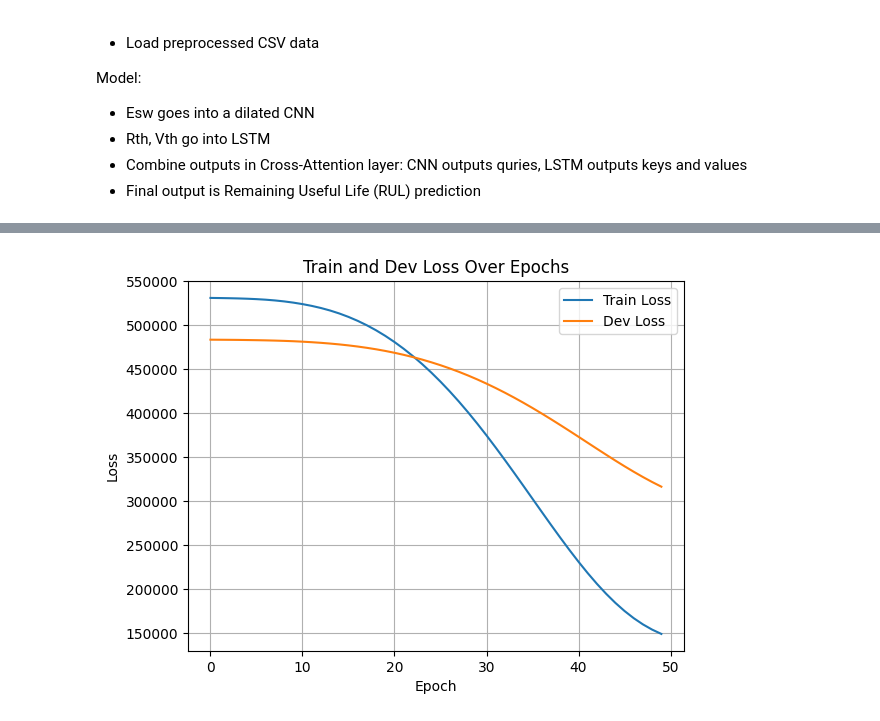
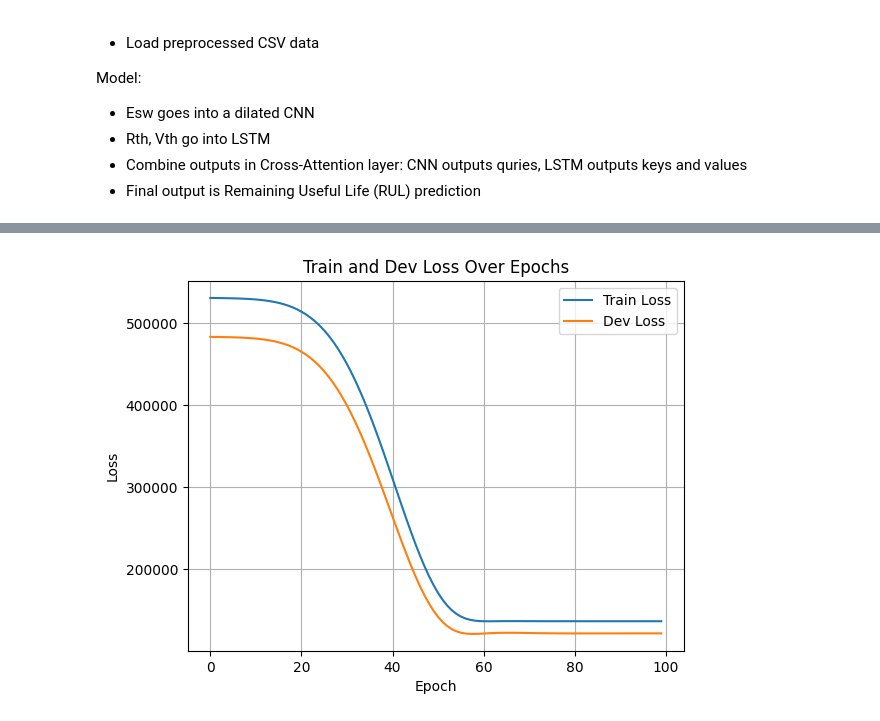
Before and after one commit to snorklerjoe/lifetime-prediction-machine-learning, a Jupyter notebook: model.ipynb, the cells around one changed output, grey strips where cells are left out. Drawn from its saved outputs; the diff is of its cells as text; code cells hidden in the pictures.

```diff
--- a/model.ipynb
+++ b/model.ipynb
@@ -131,7 +139,7 @@ def train_model(model, data_train, data_dev, num_epochs=100, learning_rate=0.001
 # Train the model...
 
 model = RULModel(input_size=2, hidden_size=32, num_layers=2)
-loss = train_model(model, data_train, data_dev, num_epochs=50, learning_rate=0.001)
+loss = train_model(model, data_train, data_dev, num_epochs=100, learning_rate=0.001)
 
 # plot train, dev loss:
 plt.title("Train and Dev Loss Over Epochs")
@@ -163 +171 @@ Epoch 50/50, Train Loss: 149266.6615, Dev Loss: 316528.3438
-[figure, old version]
+[figure, new version]
```
Also changed, not shown: parts of 5 cells of this notebook, 3 other files.
